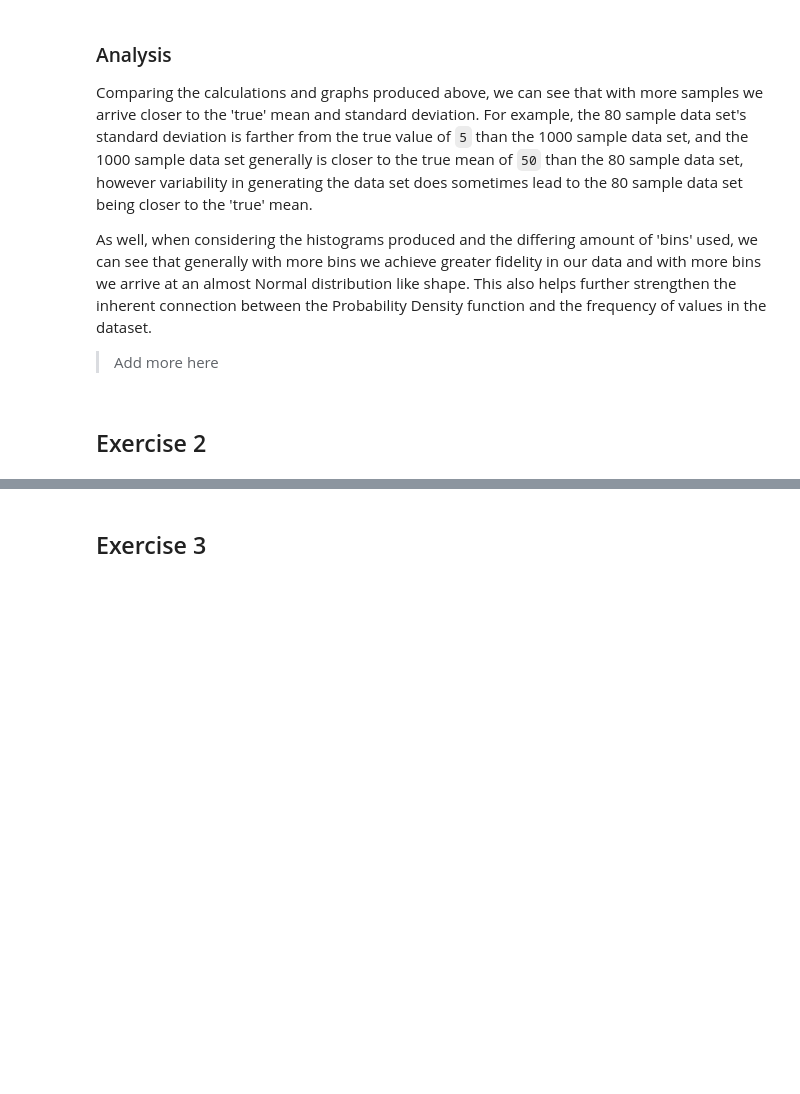
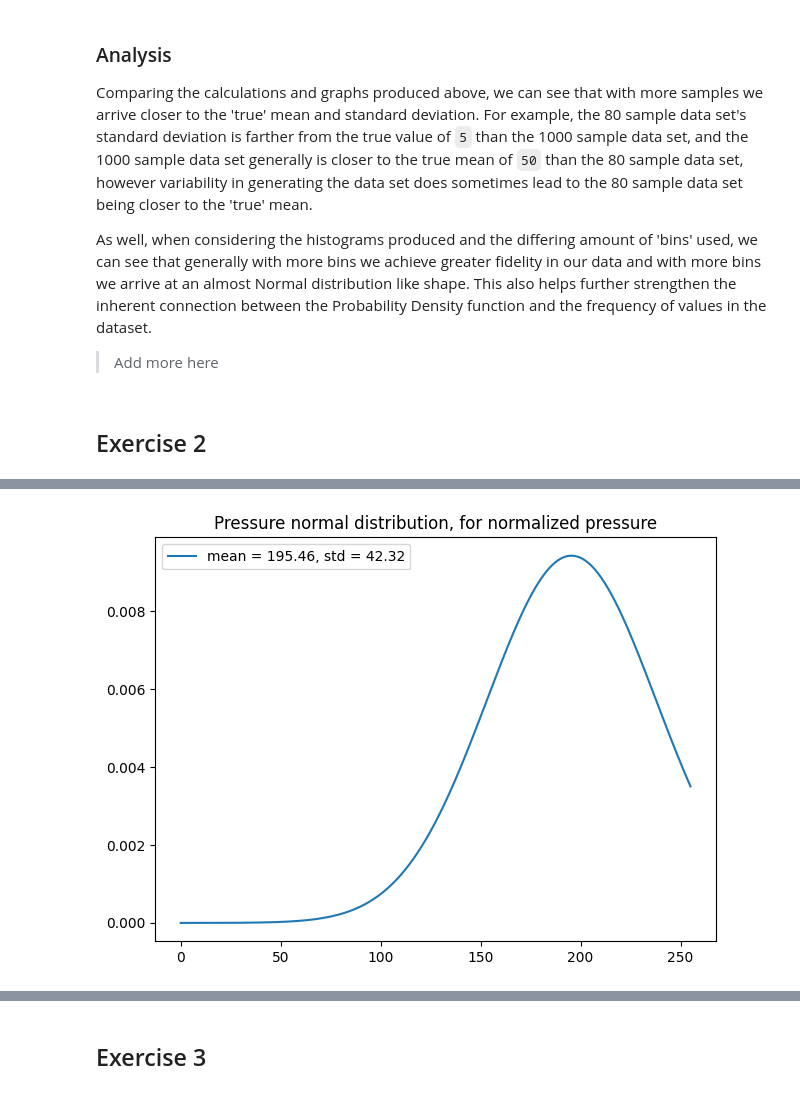
Before and after one commit to RianOpperman/ENCM509, a Jupyter notebook: lab2/Lab02_2024W.ipynb, the cells around one changed output, grey strips where cells are left out. Drawn from its saved outputs; the diff is of its cells as text; code cells hidden in the pictures; blank space fills up the shorter version.

```diff
--- a/lab2/Lab02_2024W.ipynb
+++ b/lab2/Lab02_2024W.ipynb
@@ -123,0 +172,15 @@ As well, when considering the histograms produced and the differing amount of 'b
+# %%
+prs1_arranged = np.arange(min(prs1), max(prs1), 0.01)
+
+mu_prs1 = np.mean(prs1)
+std_prs1 = np.std(prs1)
+
+prs1_pdf = norm.pdf(prs1_arranged, mu_prs1, std_prs1)
+
+
+plt.plot(prs1_arranged, prs1_pdf)
+plt.legend([f"mean = {mu_prs1:.2f}, std = {std_prs1:.2f}"])
+plt.title("Pressure normal distribution, for normalized pressure")
+plt.show()
+# %% [output]
+[figure, added]
```
Also changed, not shown: parts of 24 cells of this notebook.
